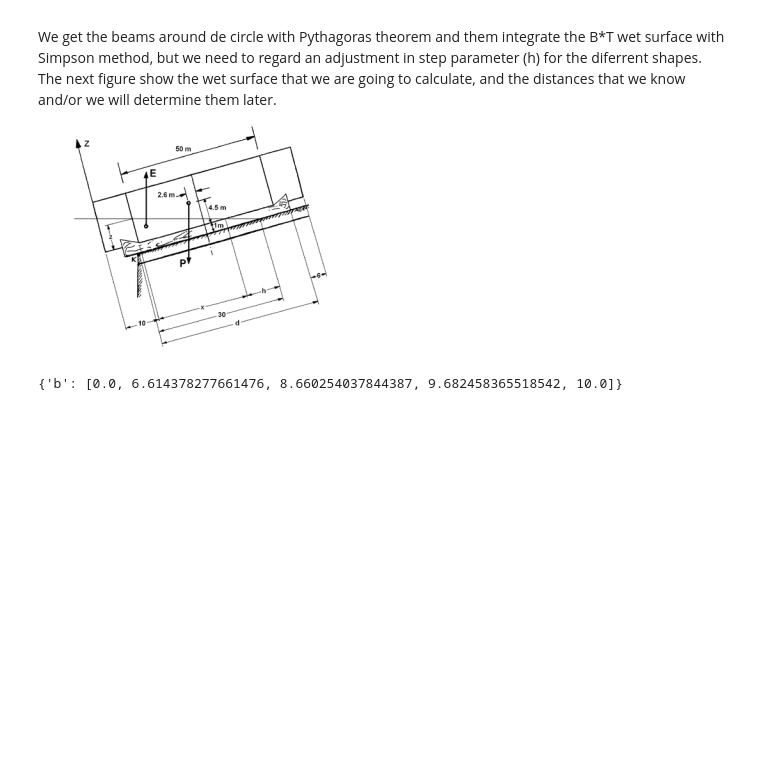
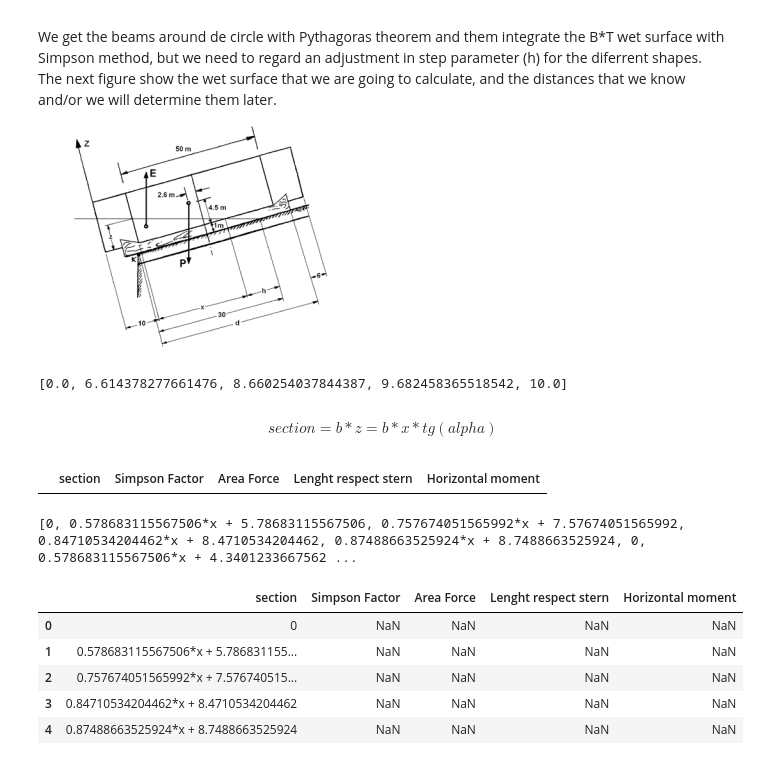
Before and after one commit to arturodmor/LaunchingPy, a Jupyter notebook: notebooks/problema 7.ipynb, the cells around one changed output. Drawn from its saved outputs; the diff is of its cells as text; code cells hidden in the pictures; blank space fills up the shorter version.

Commit message:
[update] new method testing in P7

```diff
--- a/notebooks/problema 7.ipynb
+++ b/notebooks/problema 7.ipynb
@@ -45,6 +45,42 @@ from launchingpy.maths_custom_methods import pythagoras_method
 a = [10,7.5,5,2.5,0] # length between point integration and the end of stern
 hyp = 10 #hypotenuse which is the circle radius.
 
-pythagoras_method(a,hyp)
+b = pythagoras_method(a,hyp)
+print(b)
 # %% [output]
-{'b': [0.0, 6.614378277661476, 8.660254037844387, 9.682458365518542, 10.0]}
+[0.0, 6.614378277661476, 8.660254037844387, 9.682458365518542, 10.0]
+# %% [markdown]
+$$ section = b*z = b*x*tg(alpha)$$
+# %%
+import pandas as pd
+
+column_names = ['section','Simpson Factor','Area Force','Lenght respect stern','Horizontal moment']
+thrust_curve = pd.DataFrame(columns=column_names)
+
+thrust_curve.head()
+# %% [output]
+|  | section | Simpson Factor | Area Force | Lenght respect stern | Horizontal moment |
+# %%
+import sympy as sp #Librería para manipular expresiones simbólicas
+
+x = sp.symbols('x')
+sections=[]
+for point in a:
+    for beam in b:
+        section = beam*(x+point)*math.tan(alpha_rad)
+        sections.append(section)
+
+print(sections)
+# %% [output]
+[0, 0.578683115567506*x + 5.78683115567506, 0.757674051565992*x + 7.57674051565992, 0.84710534204462*x + 8.4710534204462, 0.87488663525924*x + 8.7488663525924, 0, 0.578683115567506*x + 4.3401233667562 ...
+# %%
+thrust_curve['section']= sections
+
+thrust_curve.head()
+# %% [output]
+|  | section | Simpson Factor | Area Force | Lenght respect stern | Horizontal moment |
+| 0 | 0 | NaN | NaN | NaN | NaN |
+| 1 | 0.578683115567506*x + 5.786831155... | NaN | NaN | NaN | NaN |
+| 2 | 0.757674051565992*x + 7.576740515... | NaN | NaN | NaN | NaN |
+| 3 | 0.84710534204462*x + 8.4710534204462 | NaN | NaN | NaN | NaN |
+| 4 | 0.87488663525924*x + 8.7488663525924 | NaN | NaN | NaN | NaN |
```
